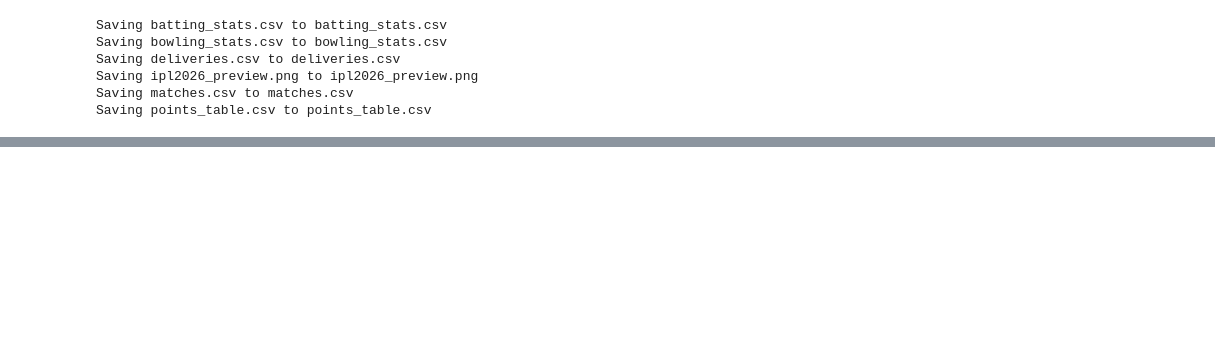
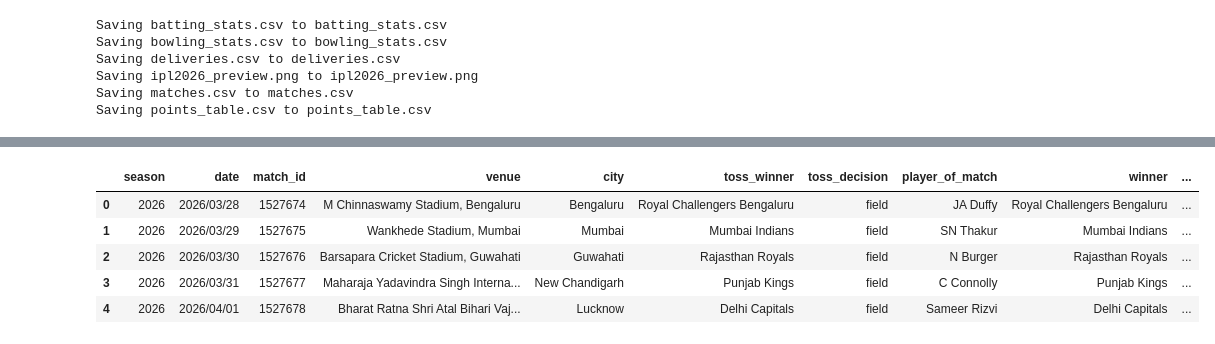
Before and after one commit to pavanrajanala/Ipl2026Analysis, a Jupyter notebook: Ipl2026Analysis_DataCleaning.ipynb, the cells around one changed output, grey strips where cells are left out. Saved outputs shown, nothing was run; the diff lists cells and outputs as text; code cells hidden in the pictures; blank space fills up the shorter version.

```diff
--- a/Ipl2026Analysis_DataCleaning.ipynb
+++ b/Ipl2026Analysis_DataCleaning.ipynb
@@ -17,0 +43,9 @@ Saving points_table.csv to points_table.csv
+# %%
+matches.head()
+# %% [output]
+|  | season | date | match_id | venue | city | toss_winner | toss_decision | player_of_match | winner | ... |
+| 0 | 2026 | 2026/03/28 | 1527674 | M Chinnaswamy Stadium, Bengaluru | Bengaluru | Royal Challengers Bengaluru | field | JA Duffy | Royal Challengers Bengaluru | ... |
+| 1 | 2026 | 2026/03/29 | 1527675 | Wankhede Stadium, Mumbai | Mumbai | Mumbai Indians | field | SN Thakur | Mumbai Indians | ... |
+| 2 | 2026 | 2026/03/30 | 1527676 | Barsapara Cricket Stadium, Guwahati | Guwahati | Rajasthan Royals | field | N Burger | Rajasthan Royals | ... |
+| 3 | 2026 | 2026/03/31 | 1527677 | Maharaja Yadavindra Singh Interna... | New Chandigarh | Punjab Kings | field | C Connolly | Punjab Kings | ... |
+| 4 | 2026 | 2026/04/01 | 1527678 | Bharat Ratna Shri Atal Bihari Vaj... | Lucknow | Delhi Capitals | field | Sameer Rizvi | Delhi Capitals | ... |
```
Also changed, not shown: parts of 7 cells of this notebook.
